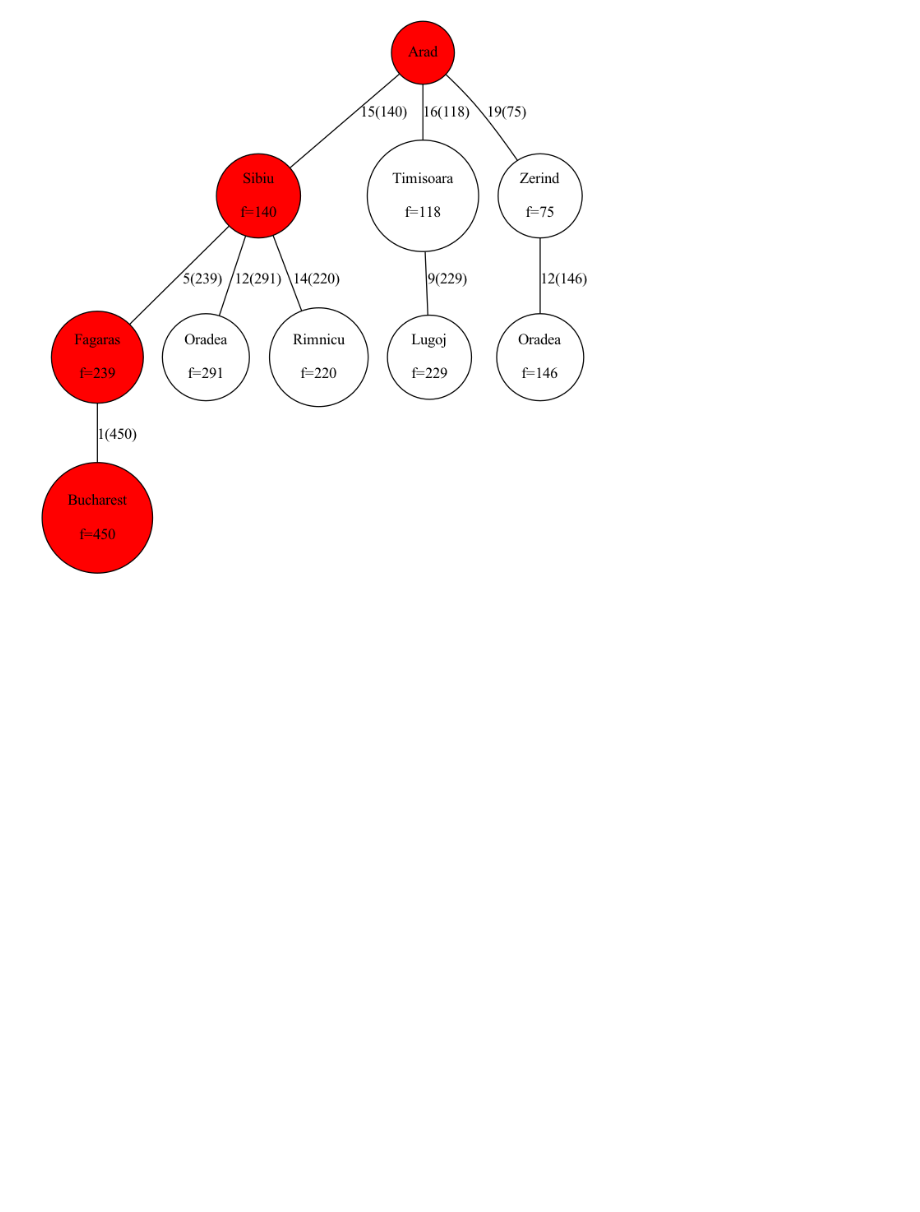
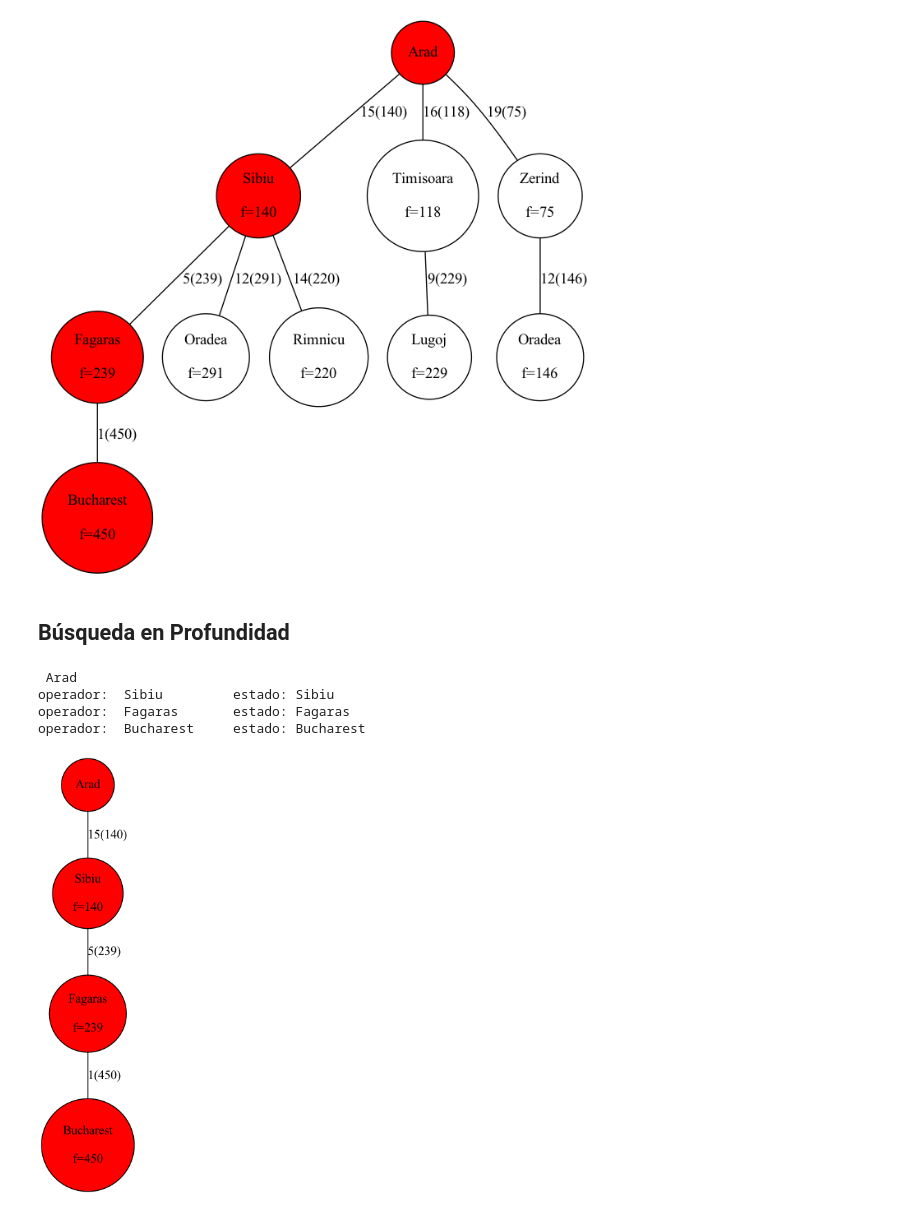
Before and after one commit to Tomaslopera/AI_Fundamentals, a Jupyter notebook: MetodosSolucionProblemas/IA_Busqueda.ipynb, the cells around one changed output. Drawn from its saved outputs; the diff is of its cells as text; code cells hidden in the pictures; blank space fills up the shorter version.

```diff
--- a/MetodosSolucionProblemas/IA_Busqueda.ipynb
+++ b/MetodosSolucionProblemas/IA_Busqueda.ipynb
@@ -278,3 +278,42 @@ operador:  Sibiu         estado: Sibiu
 operador:  Fagaras       estado: Fagaras
 operador:  Bucharest     estado: Bucharest
 [figure]
+# %% [markdown]
+## Búsqueda en Profundidad
+# %%
+
+def dephFirst(root, startState, endState):
+    pq=[]
+    pq.append(root)
+    while len(pq)>0:
+      node=pq.pop()
+      if (node.parent is not None):
+        node.parent.add_node_child(node)
+      children=node.getchildrens()
+      temp=[]
+      for i,child in enumerate(children):
+        if child is not None:
+          newChild=type(root)(value=node.value+'-'+str(i),state=child, operator=i,
+                              parent=node, operators=node.operators)
+          temp.append(newChild)
+          if endState==child:
+            node.add_node_child(newChild)
+            return (root, newChild)
+
+      temp.reverse()
+      for e in temp:
+        pq.append(e)
+# %%
+routeAradBucharest=RouteMap(mapAdj=romania_map, distanceA=aerial_distance_Bucharest,value="inicio",state=initState,operators=operators)
+(tree, objective)=dephFirst(routeAradBucharest,initState,endState)
+path=objective.pathObjective()
+objective.printPath()
+graph=draw(tree, path)
+tree_image = Image(graph.create_png(), width=100, height=300)
+display(tree_image)
+# %% [output]
+ Arad
+operador:  Sibiu         estado: Sibiu
+operador:  Fagaras       estado: Fagaras
+operador:  Bucharest     estado: Bucharest
+[figure, added]
```
Also changed, not shown: parts of 6 cells of this notebook, 5 other files.
